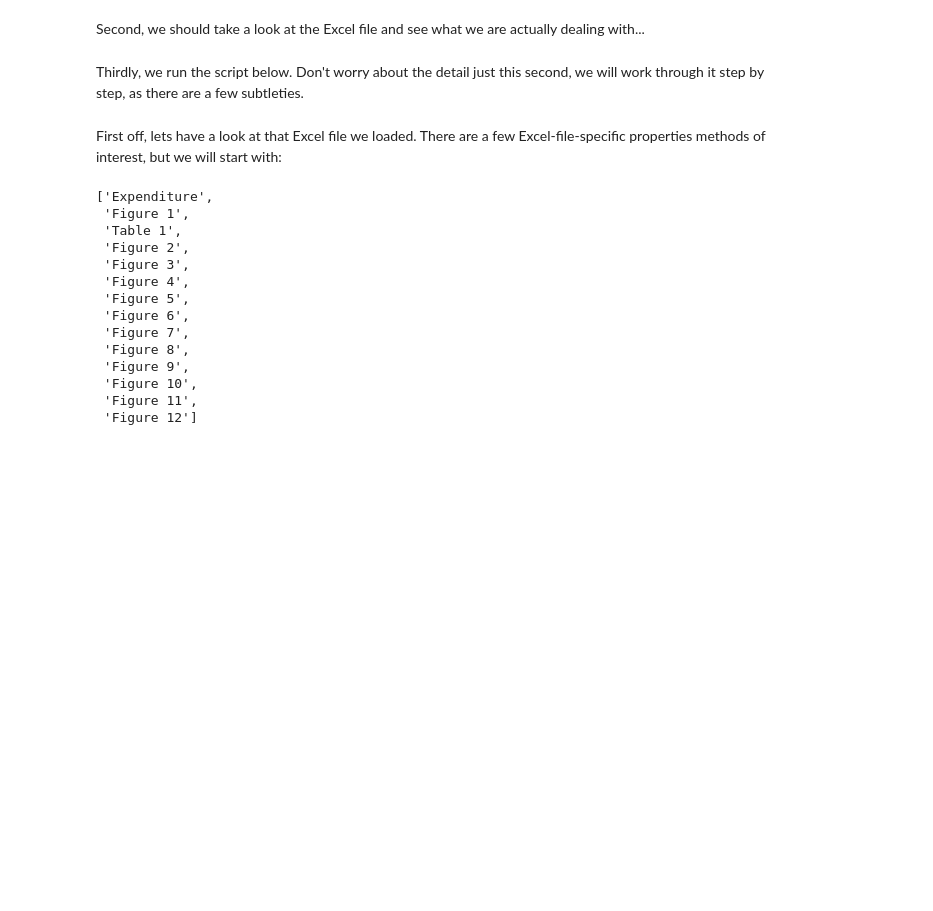
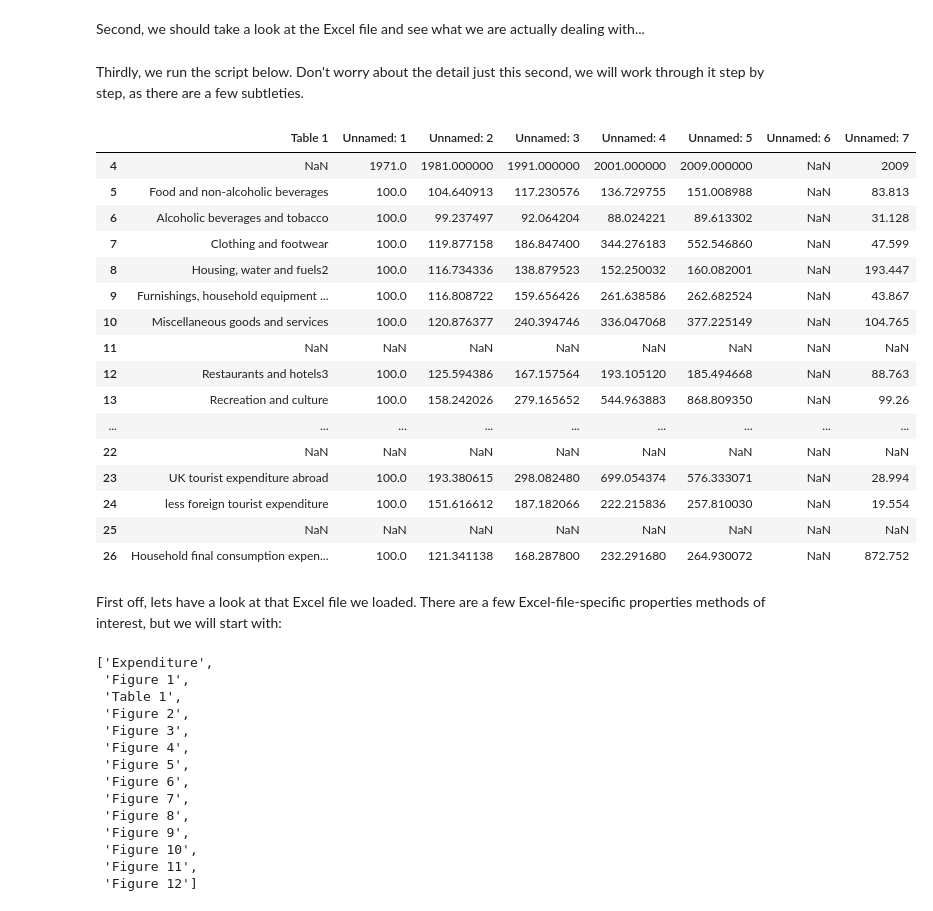
Before and after one commit to flaxandteal/python-course, a Jupyter notebook: 009-data-analysis/Dealing with Data - pandas.ipynb, the cells around one changed output. Cells and saved outputs as stored; diff of their text form; code cells hidden in the pictures; blank space fills up the shorter version.

```diff
--- a/009-data-analysis/Dealing with Data - pandas.ipynb
+++ b/009-data-analysis/Dealing with Data - pandas.ipynb
@@ -40,17 +40,37 @@ Thirdly, we run the script below. Don't worry about the detail just this second,
 # %%
 import pandas as pd
 
 # [A]
 excel_file = pd.ExcelFile('data/expenditure.xls')
 
 # [B] Pick out an interesting table - 2011 value of household expenditure by purpose
 df = excel_file.parse('Table 1')
 
 # [C] Cut down to the relevant table
 df = df.loc[4:26]
 
 # [D] Challenge here!
-#df = df.******(how='***')
+#df = df.******(how='***', axis=0)
+#df = df.******(how='***', axis=1)
+df
+# %% [output]
+|  | Table 1 | Unnamed: 1 | Unnamed: 2 | Unnamed: 3 | Unnamed: 4 | Unnamed: 5 | Unnamed: 6 | Unnamed: 7 |
+| 4 | NaN | 1971.0 | 1981.000000 | 1991.000000 | 2001.000000 | 2009.000000 | NaN | 2009 |
+| 5 | Food and non-alcoholic beverages | 100.0 | 104.640913 | 117.230576 | 136.729755 | 151.008988 | NaN | 83.813 |
+| 6 | Alcoholic beverages and tobacco | 100.0 | 99.237497 | 92.064204 | 88.024221 | 89.613302 | NaN | 31.128 |
+| 7 | Clothing and footwear | 100.0 | 119.877158 | 186.847400 | 344.276183 | 552.546860 | NaN | 47.599 |
+| 8 | Housing, water and fuels2 | 100.0 | 116.734336 | 138.879523 | 152.250032 | 160.082001 | NaN | 193.447 |
+| 9 | Furnishings, household equipment ... | 100.0 | 116.808722 | 159.656426 | 261.638586 | 262.682524 | NaN | 43.867 |
+| 10 | Miscellaneous goods and services | 100.0 | 120.876377 | 240.394746 | 336.047068 | 377.225149 | NaN | 104.765 |
+| 11 | NaN | NaN | NaN | NaN | NaN | NaN | NaN | NaN |
+| 12 | Restaurants and hotels3 | 100.0 | 125.594386 | 167.157564 | 193.105120 | 185.494668 | NaN | 88.763 |
+| 13 | Recreation and culture | 100.0 | 158.242026 | 279.165652 | 544.963883 | 868.809350 | NaN | 99.26 |
+| ... | ... | ... | ... | ... | ... | ... | ... | ... |
+| 22 | NaN | NaN | NaN | NaN | NaN | NaN | NaN | NaN |
+| 23 | UK tourist expenditure abroad | 100.0 | 193.380615 | 298.082480 | 699.054374 | 576.333071 | NaN | 28.994 |
+| 24 | less foreign tourist expenditure | 100.0 | 151.616612 | 187.182066 | 222.215836 | 257.810030 | NaN | 19.554 |
+| 25 | NaN | NaN | NaN | NaN | NaN | NaN | NaN | NaN |
+| 26 | Household final consumption expen... | 100.0 | 121.341138 | 168.287800 | 232.291680 | 264.930072 | NaN | 872.752 |
 # %% [markdown]
 First off, lets have a look at that Excel file we loaded. There are a few Excel-file-specific properties methods of interest, but we will start with:
 # %%
```
Also changed, not shown: parts of 6 cells of this notebook.
